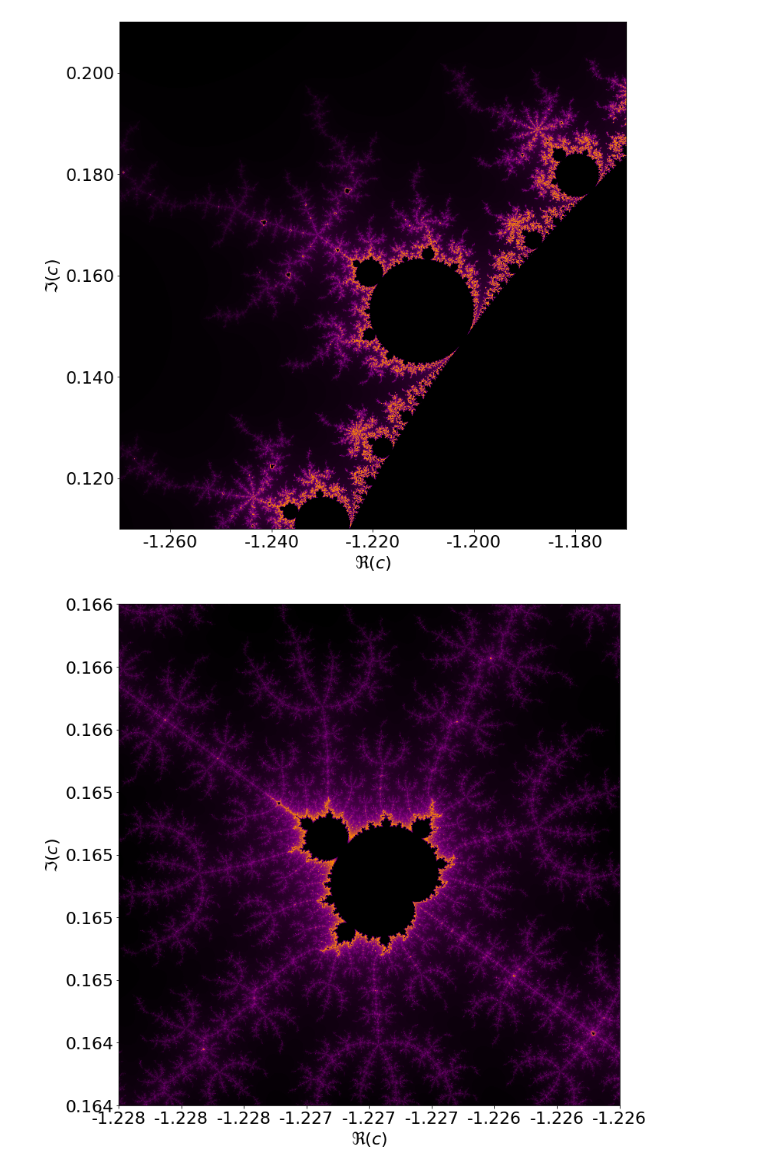
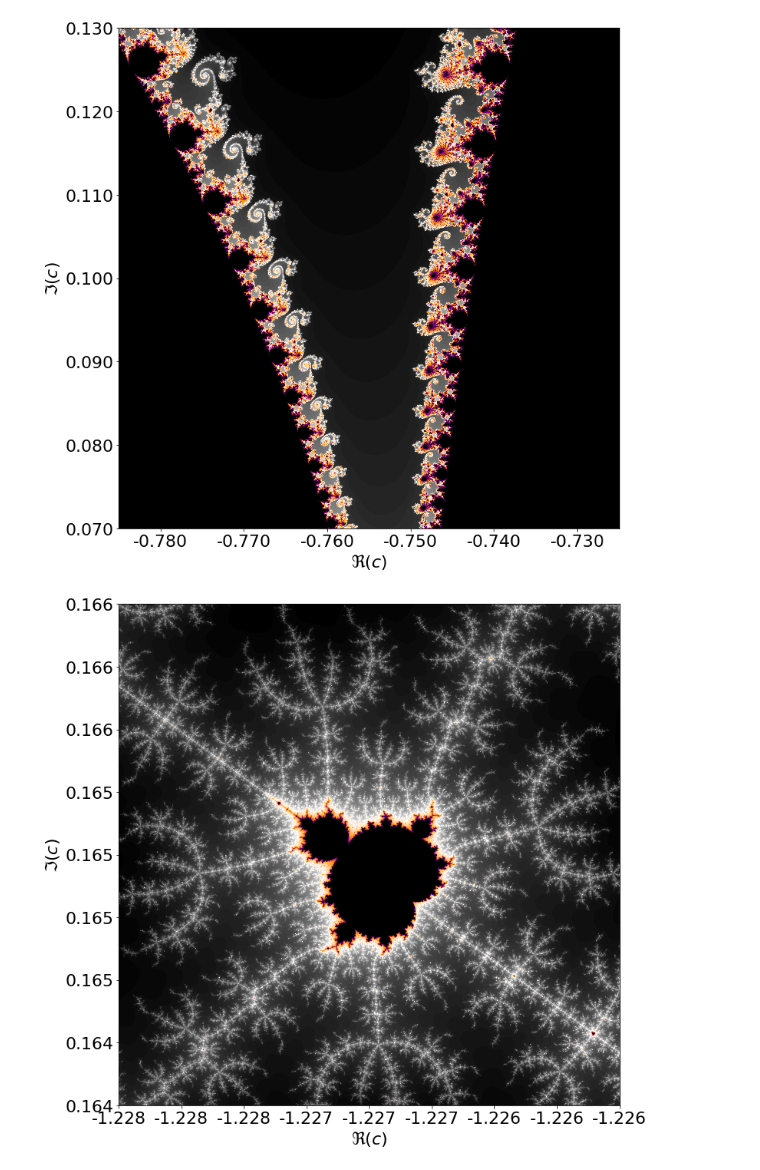
Before and after one commit to PaulHosek/Stochastic_simulation, a Jupyter notebook: fast_mandelbrot.ipynb, the cells around one changed output. Drawn from its saved outputs; the diff is of its cells as text; code cells hidden in the pictures.

Commit message:
- fix mandelbrot images - added to final nb

```diff
--- a/fast_mandelbrot.ipynb
+++ b/fast_mandelbrot.ipynb
@@ -55,21 +55,17 @@ def compute_mandelbrot(width=cur_width, height=cur_height, center=cur_center, ex
     niters = np.zeros((width, height), int)
     scale = max(extent.real / width, extent.imag / height)
 
-    c_grid = generate_complex_grid(width=cur_width, height=cur_height, center=cur_center, extent=cur_extent)
+    c_grid = generate_complex_grid(width=width, height=height, center=center, extent=extent)
 
     return mandelbrot(c_grid, max_iter)
-# %%
-niters = compute_mandelbrot() # 17 ms
 # %%
 fig, ax = plt.subplots(1,1, figsize=(10,10))
 c0, c1 = cur_center - cur_extent / 2, cur_center + cur_extent / 2
 plot_extent = (c0.real, c1.real, c0.imag, c1.imag)
 
-cmap = matplotlib.colors.LinearSegmentedColormap.from_list("", ["black","magenta","magenta","orange","orange","magenta","magenta","black"])
-# cyan, lawngreen, white, magenta
-ax.imshow(niters, origin='lower', extent=plot_extent, cmap=cmap)
+cmap = matplotlib.colors.LinearSegmentedColormap.from_list("", ["black","darkorange","darkorange","darkorange","darkorange","darkorange","purple","black"])
+ax.imshow(compute_mandelbrot(), origin='lower', extent=plot_extent, cmap=cmap)
 ax.set_xlabel("$\Re(c)$")
 ax.set_ylabel("$\Im(c)$")
-# plt.show()
-plt.savefig('figures/mandelbrot_test_final.svg', bbox_inches="tight")
+plt.savefig('figures/mandelbrot_final.svg', bbox_inches="tight")
 # %% [output]
@@ -77,43 +73,48 @@ plt.savefig('figures/mandelbrot_test_final.svg', bbox_inches="tight")
 # %%
 
 
-def draw_mandelbrot(cur_center, cur_extent,fname, resolution=256):
+def draw_mandelbrot(cur_center, cur_extent,fname, resolution=256, color_list = ["black","white","darkorange","purple","black"]):
     cur_width = resolution  # (x axis); real numbers
     cur_height = resolution# (y axis); imaginary
 
     cur_max_iter = resolution # convergence test search depth
 
     niters = compute_mandelbrot(width=cur_width, height=cur_height, center=cur_center, extent=cur_extent, max_iter=cur_max_iter) # 17 ms
     fig, ax = plt.subplots(1,1, figsize=(12,12))
     c0, c1 = cur_center - cur_extent / 2, cur_center + cur_extent / 2
     plot_extent = (c0.real, c1.real, c0.imag, c1.imag)
 
-    cmap = matplotlib.colors.LinearSegmentedColormap.from_list("", ["black","purple","darkorange","purple","black"]) # cyan, lawngreen, white, magenta
-
+    cmap = matplotlib.colors.LinearSegmentedColormap.from_list("", color_list) # cyan, lawngreen, white, magenta
     ax.imshow(niters, origin='lower', extent=plot_extent, cmap=cmap)
     ax.set_xlabel("$\Re(c)$")
     ax.set_ylabel("$\Im(c)$")
     ax.xaxis.set_major_formatter(FormatStrFormatter('%.3f'))
     ax.yaxis.set_major_formatter(FormatStrFormatter('%.3f'))
     # plt.show()
     plt.savefig('figures/'+fname+'.svg', bbox_inches="tight")
 
 
-
-# outline
-cur_center = -1.22 + 0.16j
-cur_extent = .1 + .1j
+#
+# seahorse valley
+cur_center = -0.755 + 0.1j #-1.22 + 0.16j
+cur_extent = .06 + .06j #.1 + .1j
 draw_mandelbrot(cur_center, cur_extent,fname="outline_mb",resolution=256*2**1)
-
+#
 # a small bit
 cur_center = -1.227 + 0.165j
 cur_extent = .002 + .002j
 draw_mandelbrot(cur_center, cur_extent,fname="small_mb",resolution=256*2**2)
 
-#nautilus
-cur_center = -.747 + 0.09j
+# nautilus
+cur_center =   -.747 + 0.094j #-.747 + 0.09j
 cur_extent = .007 + .007j
-draw_mandelbrot(cur_center, cur_extent,fname="nautilus_mb",resolution=256*2**4)
+draw_mandelbrot(cur_center, cur_extent,fname="nautilus_mb",resolution=256*2**4,color_list=["black","white","darkorange","purple","black"])
+
+
+# self-similarity
+cur_center =  -1.33 + 0j# -.747 + 0.094j #-.747 + 0.09j
+cur_extent = .17 + .17j #.007 + .007j
+draw_mandelbrot(cur_center, cur_extent,fname="self_similar_mb",resolution=256*2**4,color_list=["black","white","darkorange","darkorange","darkorange","darkorange","purple","black"])
 # %% [output]
-[figure, old version]
+[figure, new version]
-[figure, old version]
+[figure, new version]
```
Also changed, not shown: parts of 3 cells of this notebook, 8 other files.
